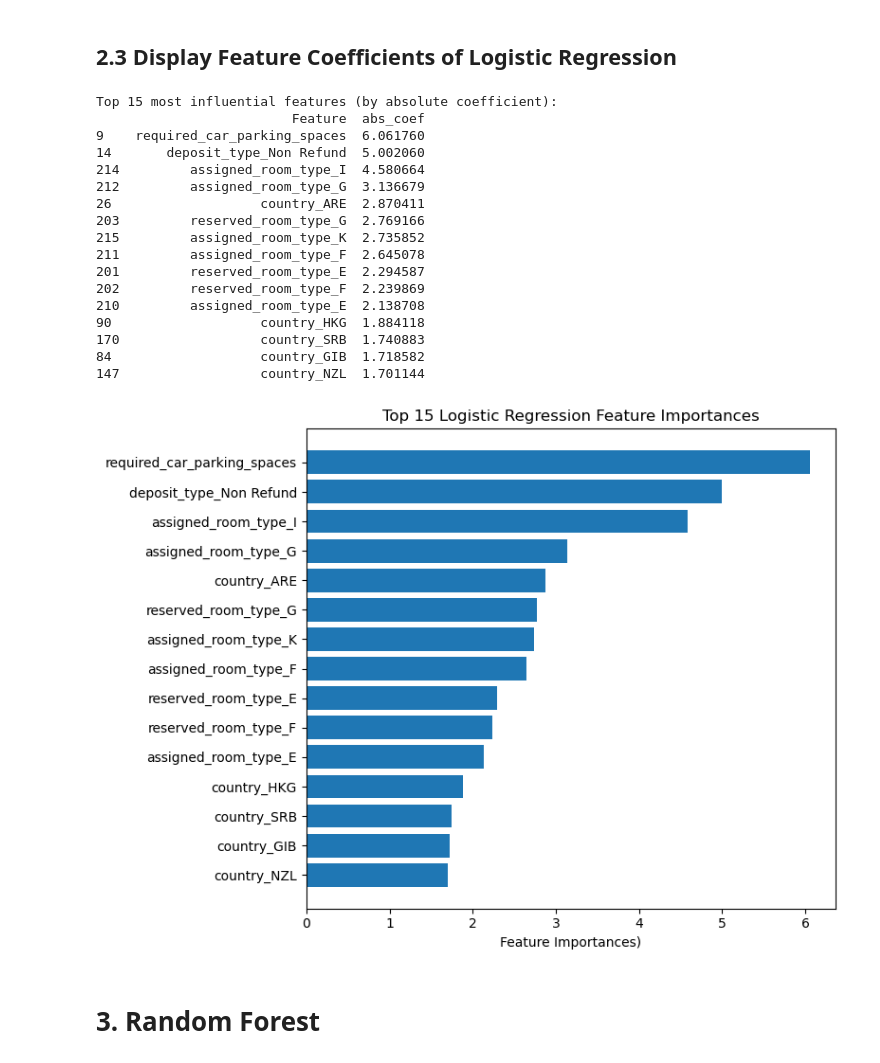
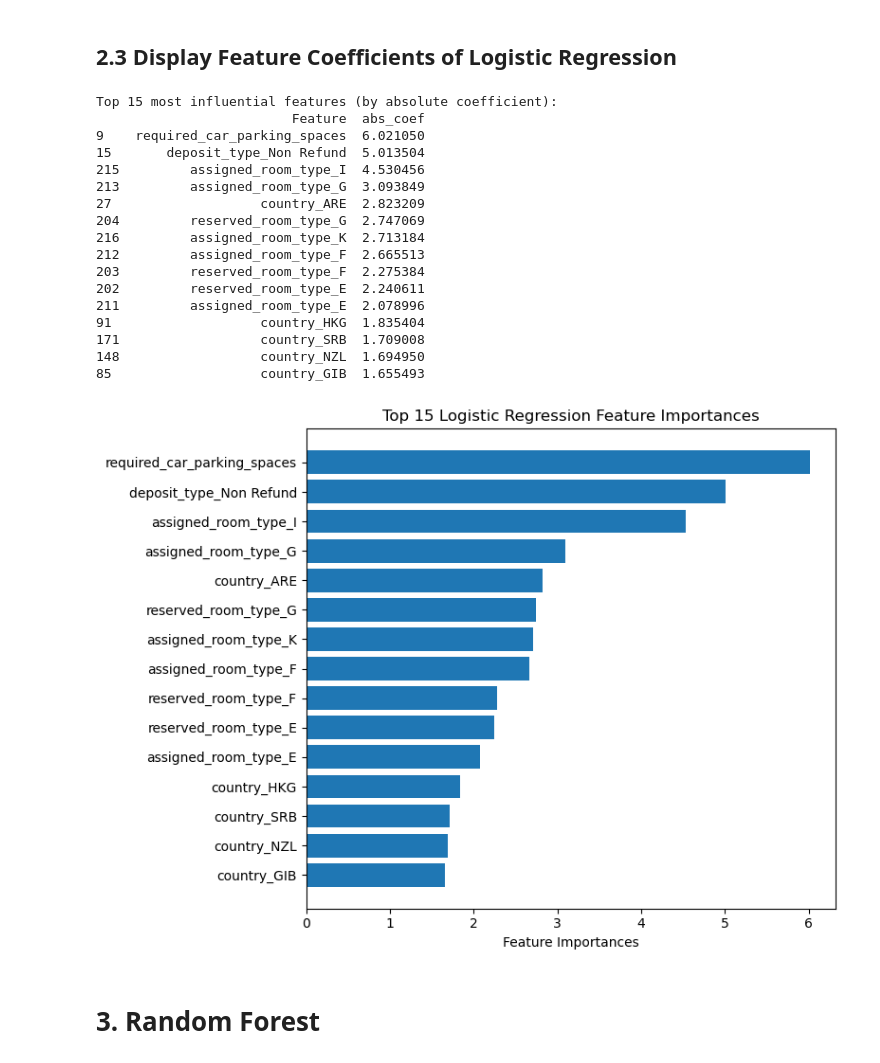
Before and after one commit to QIQI325/Yongqi-Code, a Jupyter notebook: pythonProject/Cancel_Prediction.ipynb, the cells around one changed output. Cells and saved outputs as stored; diff of their text form; code cells hidden in the pictures.

```diff
--- a/pythonProject/Cancel_Prediction.ipynb
+++ b/pythonProject/Cancel_Prediction.ipynb
@@ -246,50 +246,50 @@ feature_names = X_train.columns
 # Get coefficients from the trained Logistic Regression model
 coefficients = logreg.coef_[0]
 
 # Create a DataFrame for feature importance
 logreg_feature_importance = pd.DataFrame({
     'Feature': feature_names,
     'Coefficient': coefficients
 })
 
 # Add absolute value of coefficients for importance ranking
 logreg_feature_importance['abs_coef'] = logreg_feature_importance['Coefficient'].abs()
 
 # Select top 15 features by absolute coefficient value
 top15 = logreg_feature_importance.nlargest(15, 'abs_coef')
 # Sort them from smallest to largest absolute coefficient for better plotting order
 top15 = top15.sort_values('abs_coef')
 
 # Print top 15 features (by absolute coefficient)
 print("Top 15 most influential features (by absolute coefficient):")
 print(top15[['Feature', 'abs_coef']].iloc[::-1])  # Display in descending order
 
 # Plot bar chart with absolute coefficients (all positive)
 plt.figure(figsize=(8, 6))
 plt.barh(top15['Feature'], top15['abs_coef'])
-plt.xlabel('Feature Importances)')
+plt.xlabel('Feature Importances')
 plt.title('Top 15 Logistic Regression Feature Importances')
 plt.tight_layout()
 plt.show()
 # %% [output]
 Top 15 most influential features (by absolute coefficient):
                          Feature  abs_coef
-9    required_car_parking_spaces  6.061760
-14       deposit_type_Non Refund  5.002060
-214         assigned_room_type_I  4.580664
-212         assigned_room_type_G  3.136679
-26                   country_ARE  2.870411
-203         reserved_room_type_G  2.769166
-215         assigned_room_type_K  2.735852
-211         assigned_room_type_F  2.645078
-201         reserved_room_type_E  2.294587
-202         reserved_room_type_F  2.239869
-210         assigned_room_type_E  2.138708
-90                   country_HKG  1.884118
-170                  country_SRB  1.740883
-84                   country_GIB  1.718582
-147                  country_NZL  1.701144
+9    required_car_parking_spaces  6.021050
+15       deposit_type_Non Refund  5.013504
+215         assigned_room_type_I  4.530456
+213         assigned_room_type_G  3.093849
+27                   country_ARE  2.823209
+204         reserved_room_type_G  2.747069
+216         assigned_room_type_K  2.713184
+212         assigned_room_type_F  2.665513
+203         reserved_room_type_F  2.275384
+202         reserved_room_type_E  2.240611
+211         assigned_room_type_E  2.078996
+91                   country_HKG  1.835404
+171                  country_SRB  1.709008
+148                  country_NZL  1.694950
+85                   country_GIB  1.655493
-[figure, old version]
+[figure, new version]
 # %% [markdown]
 # 3. Random Forest
 # %% [markdown]
```
Also changed, not shown: parts of 2 cells of this notebook.
